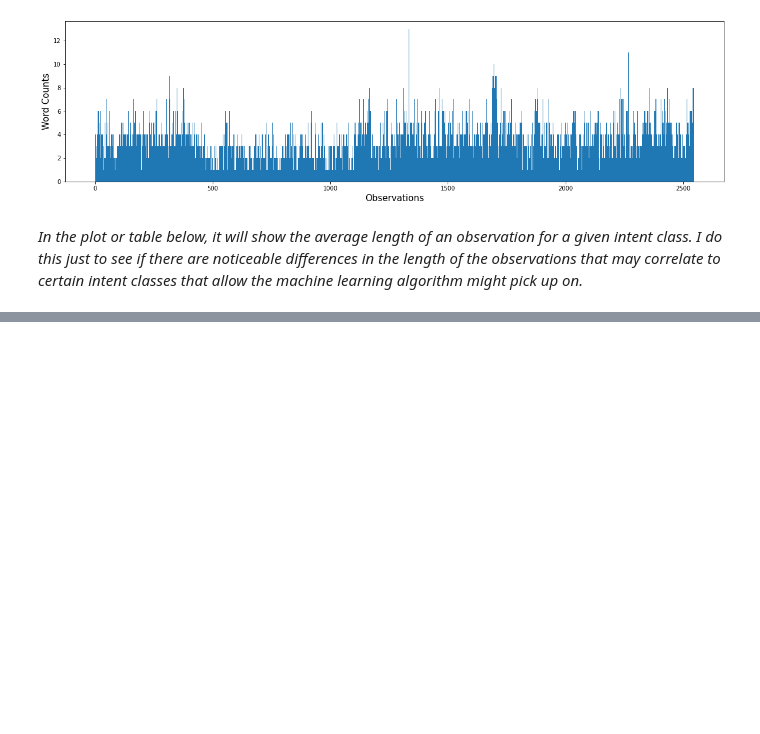
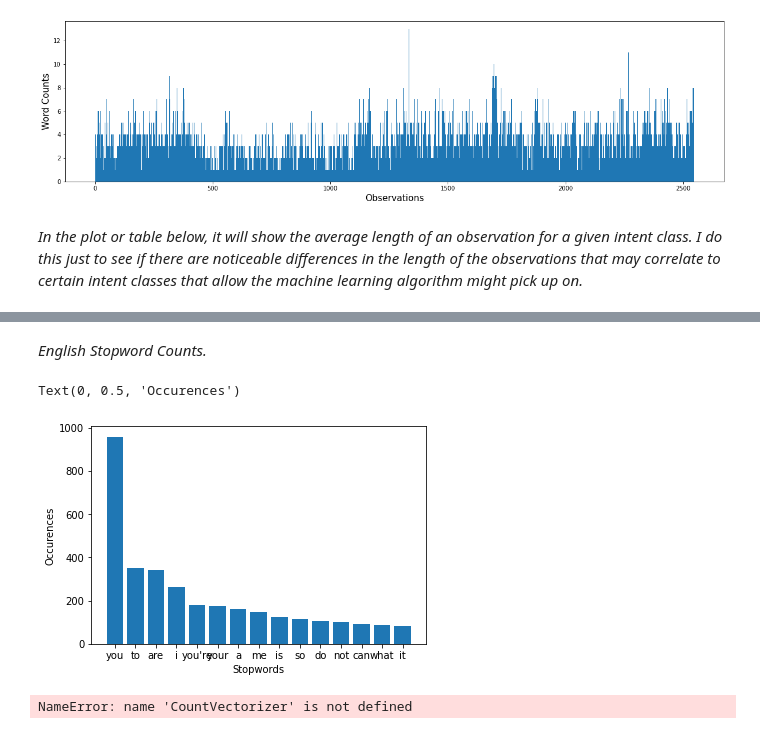
Before and after one commit to bderosie/cs39aa_project, a Jupyter notebook: project-part-1.ipynb, the cells around one changed output, grey strips where cells are left out. Drawn from its saved outputs; the diff is of its cells as text; code cells hidden in the pictures; blank space fills up the shorter version.

```diff
--- a/project-part-1.ipynb
+++ b/project-part-1.ipynb
@@ -119,0 +118,42 @@ df
+# %% [markdown]
+_English Stopword Counts._
+# %%
+import nltk
+from nltk.corpus import stopwords
+
+stop=set(stopwords.words('english'))
+corpus=[]
+new= df['Utterances'].str.split()
+new=new.values.tolist()
+corpus=[word for i in new for word in i]
+
+from collections import defaultdict
+dic=defaultdict(int)
+for word in corpus:
+    if word in stop:
+        dic[word]+=1
+
+
+top=sorted(dic.items(), key=lambda x:x[1],reverse=True)[:15]
+x,y=zip(*top)
+plt.bar(x,y)
+plt.xlabel('Stopwords')
+plt.ylabel('Occurences')
+#dic.sort_values().plot(kind = 'barh')
+# %% [output]
+Text(0, 0.5, 'Occurences')
+[figure, added]
+# %%
+from nltk.util import ngrams
+def get_top_ngram(corpus, n=None):
+    vec = CountVectorizer(ngram_range=(n, n)).fit(corpus)
+    bag_of_words = vec.transform(corpus)
+    sum_words = bag_of_words.sum(axis=0)
+    words_freq = [(word, sum_words[0, idx])
+                  for word, idx in vec.vocabulary_.items()]
+    words_freq =sorted(words_freq, key = lambda x: x[1], reverse=True)
+    return words_freq[:10]
+
+get_top_ngram(df['Utterances'])
+# %% [output]
+NameError: name 'CountVectorizer' is not defined
```
Also changed, not shown: parts of 6 cells of this notebook.
